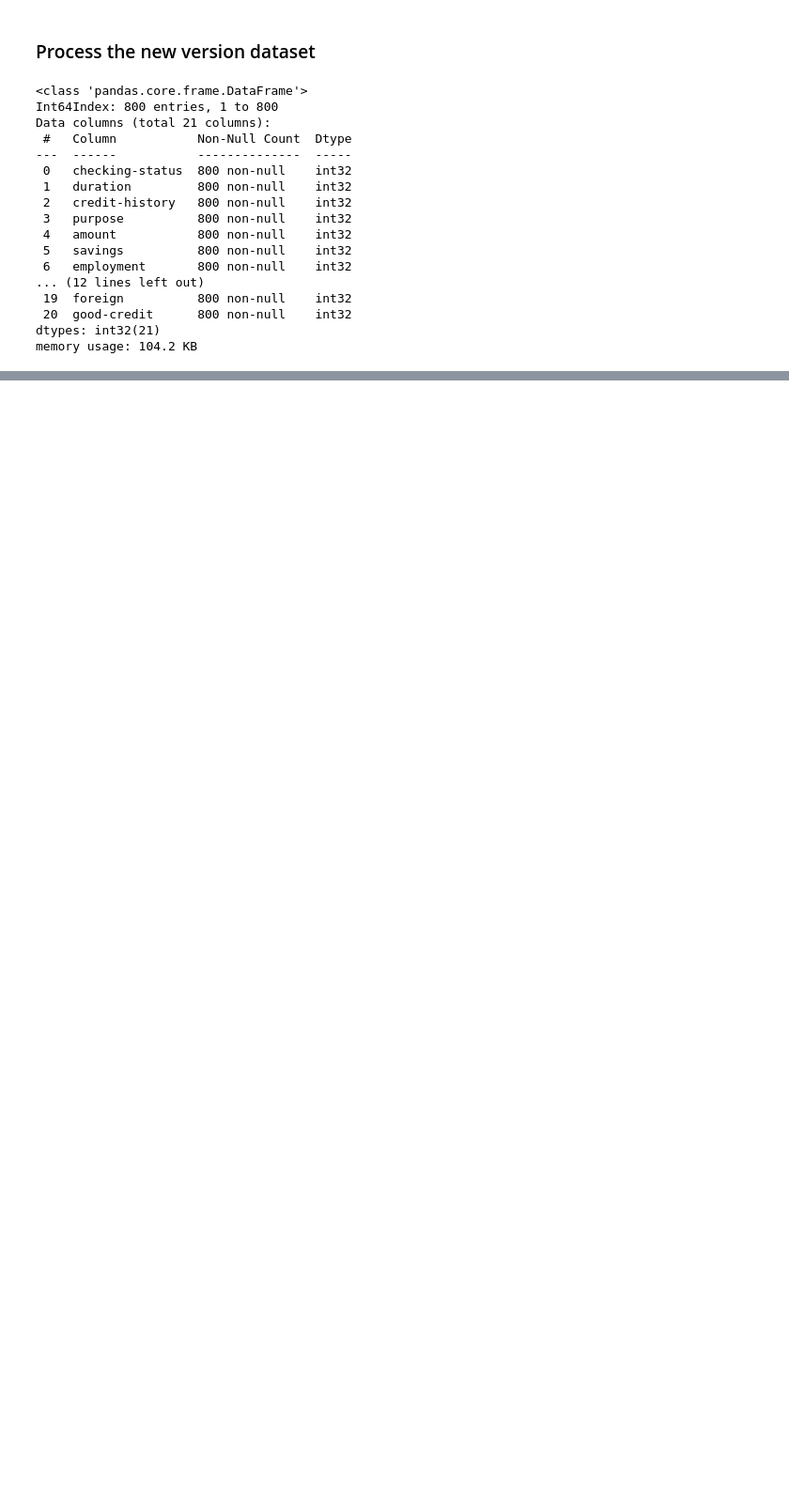
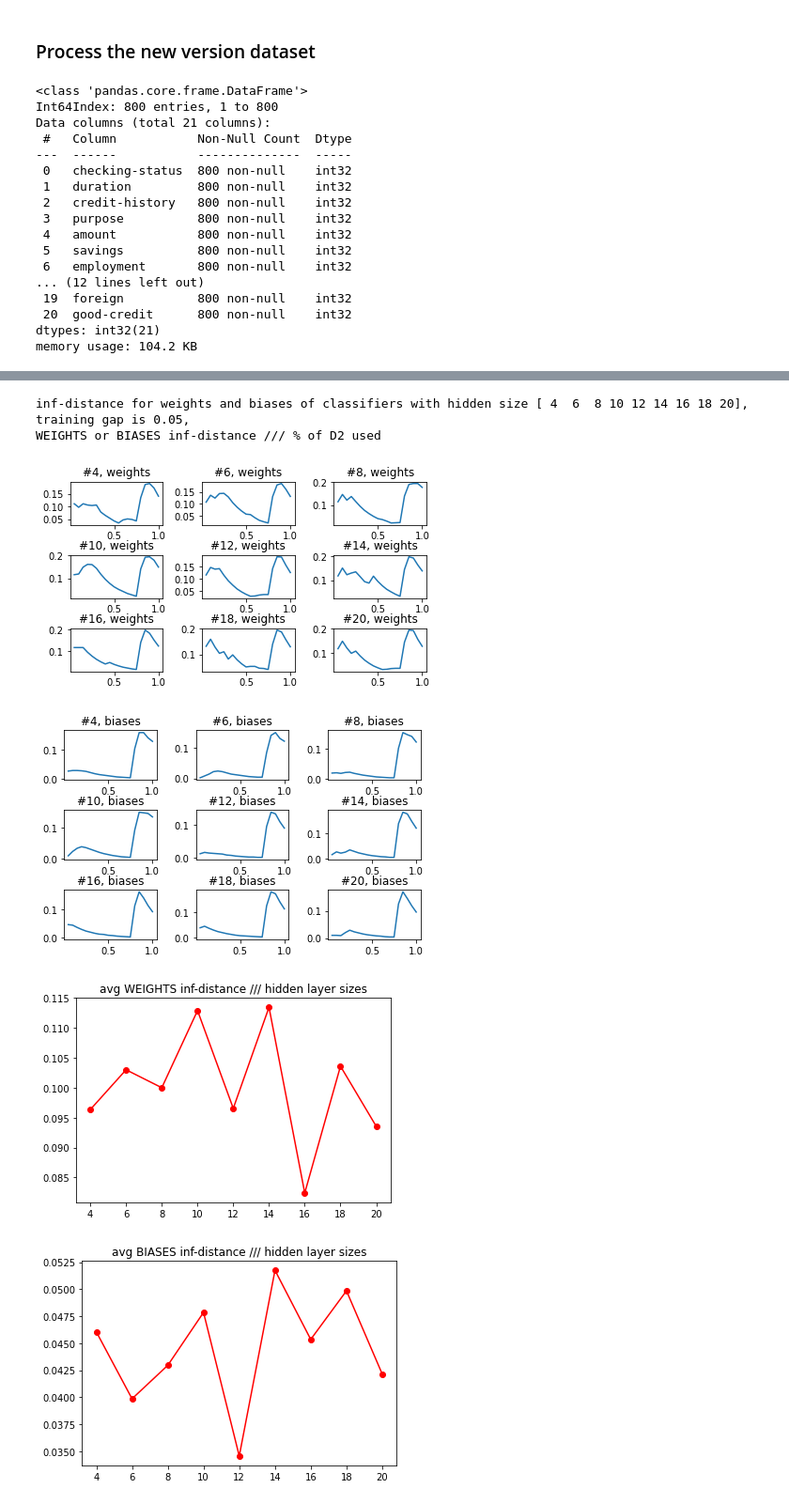
Before and after one commit to junqi-jiang/robust-ce-inn, a Jupyter notebook: expnns/credit.ipynb, the cells around one changed output, grey strips where cells are left out. Shown at 94% size. Cells and saved outputs as stored; diff of their text form; code cells hidden in the pictures; blank space fills up the shorter version.

```diff
--- a/expnns/credit.ipynb
+++ b/expnns/credit.ipynb
@@ -162,0 +214,25 @@ display(preprocessor_new.encode_one(df_new_mm.values[15]))
+# %%
+from sklearn.neural_network import MLPClassifier
+
+clf = MLPClassifier(learning_rate='adaptive', hidden_layer_sizes=5, learning_rate_init=0.02, batch_size=32,
+                    max_iter=7000, random_state=0)
+
+# 5-fold cross validation
+from sklearn.model_selection import cross_validate
+from sklearn.metrics import recall_score, f1_score, precision_score
+
+scoring = ['accuracy', 'precision_macro', 'recall_macro', 'f1_macro']
+scores = cross_validate(clf, Xo, yo, scoring=scoring)
+for name in list(scores.keys()):
+    if name == 'fit_time' or name == 'score_time':
+        continue
+    print("%0.2f %s with a std of %0.2f" % (scores[name].mean(), name, scores[name].std()))
+
+clf = MLPClassifier(learning_rate='adaptive', hidden_layer_sizes=5, learning_rate_init=0.02, batch_size=32,
+                    max_iter=7000, random_state=0)
+
+clf.fit(Xo_train, yo_train)
+resres = clf.predict(Xo_test.values)
+print('\n', classification_report(yo_test, resres, target_names=[f'bad credit (0)', f'good credit (1)'], digits=3))
+resres = clf.predict(Xo.values)
+print('\n', classification_report(yo, resres, target_names=[f'bad credit (0)', f'good credit (1)'], digits=3))
@@ -162,0 +286,19 @@ display(preprocessor_new.encode_one(df_new_mm.values[15]))
+# %%
+# inf-distance for weights and biases of classifiers with hidden size [ 4  6  8 10 12 14 16 18 20]
+# training gap is 0.05
+
+train_gap = 0.05
+h_hidden_size = np.arange(4, 21, 2)
+lr = 0.02
+batch_size = 32
+max_iter = 7000
+avg_w_dists_wrt_sizes, avg_b_dists_wrt_sizes = plot_incremental_training_weight_bias_changes(train_gap, h_hidden_size,
+                                                                                             lr, batch_size, max_iter,
+                                                                                             Xo_train, yo_train, Xn, yn)
+# %% [output]
+inf-distance for weights and biases of classifiers with hidden size [ 4  6  8 10 12 14 16 18 20], training gap is 0.05,
+WEIGHTS or BIASES inf-distance /// % of D2 used
+[figure, added]
+[figure, added]
+[figure, added]
+[figure, added]
```
Also changed, not shown: parts of 16 cells of this notebook, 3 other files.
